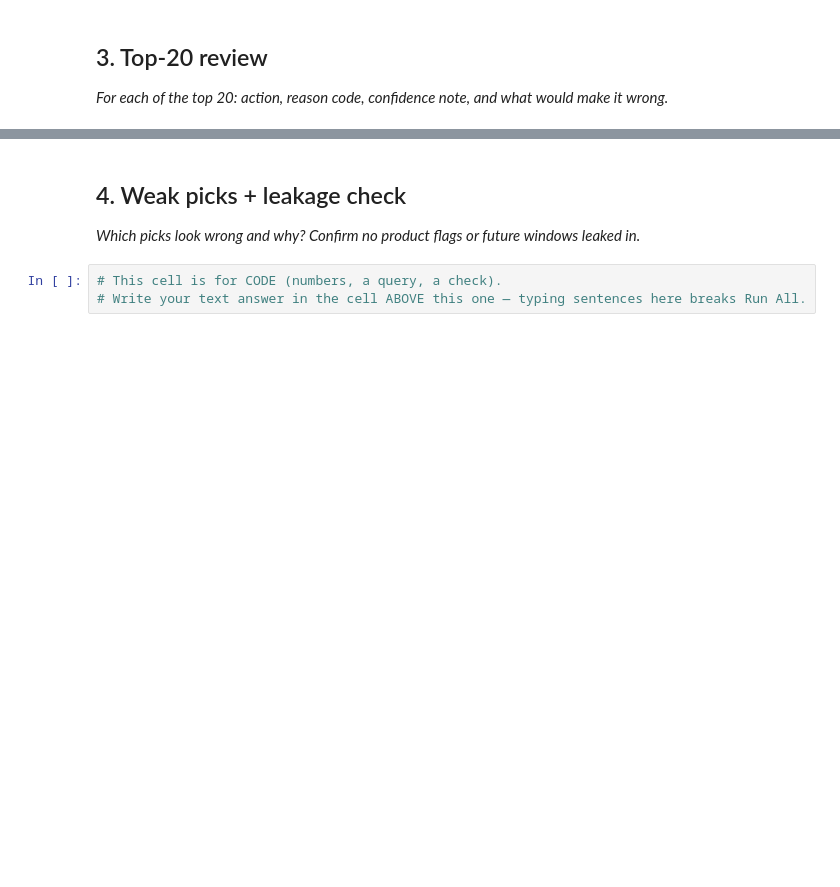
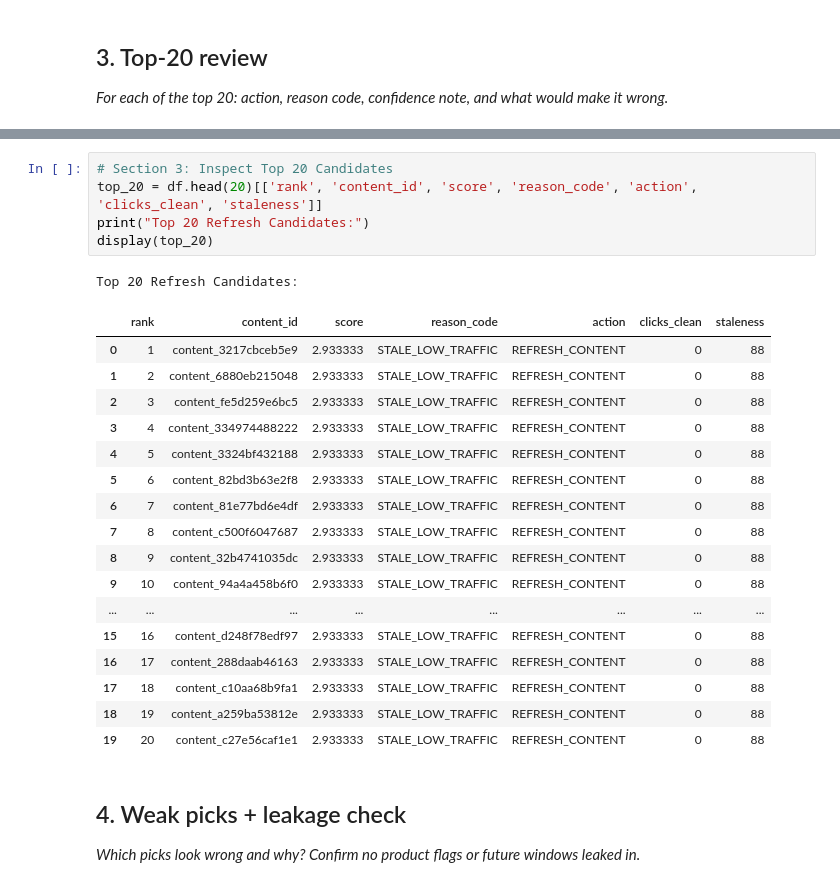
Before and after one commit to fakhur29/flyrank-ml-internship-starter, a Jupyter notebook: work/notebooks/w04_baseline_score.ipynb, the cells around one changed output, grey strips where cells are left out. Saved outputs shown, nothing was run; the diff lists cells and outputs as text; blank space fills up the shorter version.

```diff
--- a/work/notebooks/w04_baseline_score.ipynb
+++ b/work/notebooks/w04_baseline_score.ipynb
@@ -30,7 +129,28 @@ This skeleton is yours to fill. Work the sections **in order** — each one has
+# %%
+# Section 3: Inspect Top 20 Candidates
+top_20 = df.head(20)[['rank', 'content_id', 'score', 'reason_code', 'action', 'clicks_clean', 'staleness']]
+print("Top 20 Refresh Candidates:")
+display(top_20)
+# %% [output]
+Top 20 Refresh Candidates:
+|  | rank | content_id | score | reason_code | action | clicks_clean | staleness |
+| 0 | 1 | content_3217cbceb5e9 | 2.933333 | STALE_LOW_TRAFFIC | REFRESH_CONTENT | 0 | 88 |
+| 1 | 2 | content_6880eb215048 | 2.933333 | STALE_LOW_TRAFFIC | REFRESH_CONTENT | 0 | 88 |
+| 2 | 3 | content_fe5d259e6bc5 | 2.933333 | STALE_LOW_TRAFFIC | REFRESH_CONTENT | 0 | 88 |
+| 3 | 4 | content_334974488222 | 2.933333 | STALE_LOW_TRAFFIC | REFRESH_CONTENT | 0 | 88 |
+| 4 | 5 | content_3324bf432188 | 2.933333 | STALE_LOW_TRAFFIC | REFRESH_CONTENT | 0 | 88 |
+| 5 | 6 | content_82bd3b63e2f8 | 2.933333 | STALE_LOW_TRAFFIC | REFRESH_CONTENT | 0 | 88 |
+| 6 | 7 | content_81e77bd6e4df | 2.933333 | STALE_LOW_TRAFFIC | REFRESH_CONTENT | 0 | 88 |
+| 7 | 8 | content_c500f6047687 | 2.933333 | STALE_LOW_TRAFFIC | REFRESH_CONTENT | 0 | 88 |
+| 8 | 9 | content_32b4741035dc | 2.933333 | STALE_LOW_TRAFFIC | REFRESH_CONTENT | 0 | 88 |
+| 9 | 10 | content_94a4a458b6f0 | 2.933333 | STALE_LOW_TRAFFIC | REFRESH_CONTENT | 0 | 88 |
+| ... | ... | ... | ... | ... | ... | ... | ... |
+| 15 | 16 | content_d248f78edf97 | 2.933333 | STALE_LOW_TRAFFIC | REFRESH_CONTENT | 0 | 88 |
+| 16 | 17 | content_288daab46163 | 2.933333 | STALE_LOW_TRAFFIC | REFRESH_CONTENT | 0 | 88 |
+| 17 | 18 | content_c10aa68b9fa1 | 2.933333 | STALE_LOW_TRAFFIC | REFRESH_CONTENT | 0 | 88 |
+| 18 | 19 | content_a259ba53812e | 2.933333 | STALE_LOW_TRAFFIC | REFRESH_CONTENT | 0 | 88 |
+| 19 | 20 | content_c27e56caf1e1 | 2.933333 | STALE_LOW_TRAFFIC | REFRESH_CONTENT | 0 | 88 |
 # %% [markdown]
 ## 4. Weak picks + leakage check
 
 *Which picks look wrong and why? Confirm no product flags or future windows leaked in.*
-# %%
-# This cell is for CODE (numbers, a query, a check).
-# Write your text answer in the cell ABOVE this one — typing sentences here breaks Run All.
```
Also changed, not shown: parts of 11 cells of this notebook.
